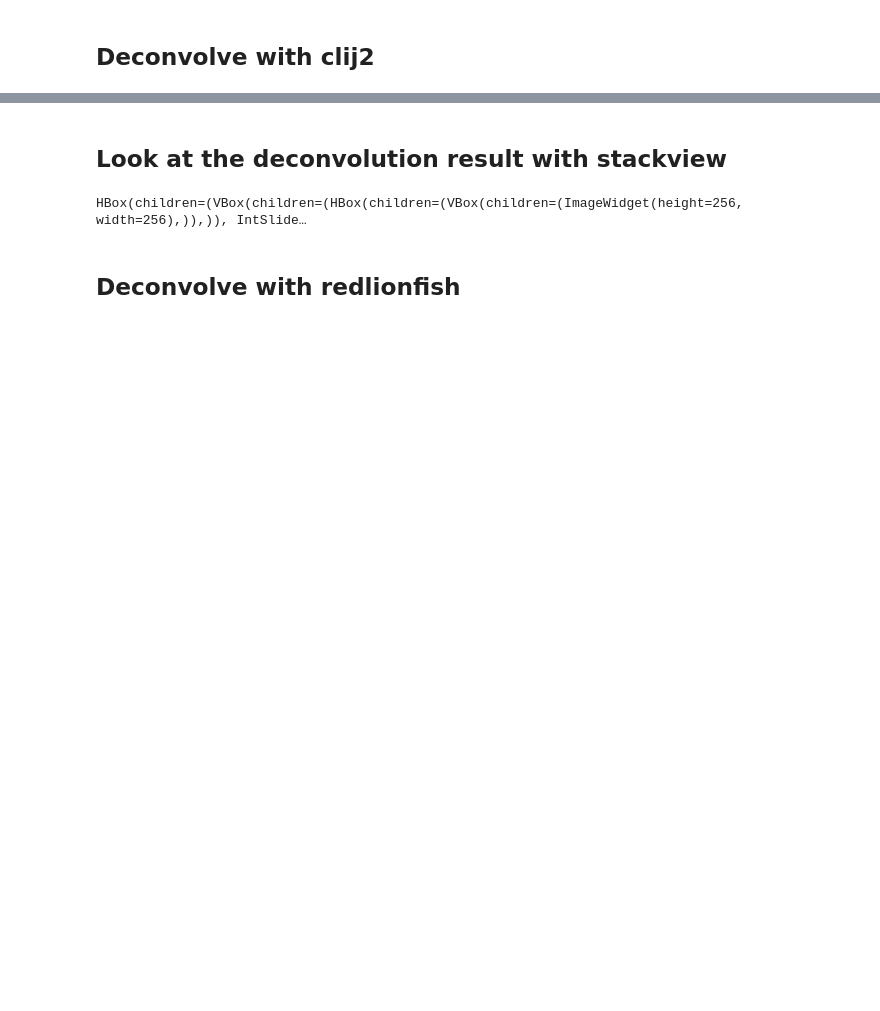
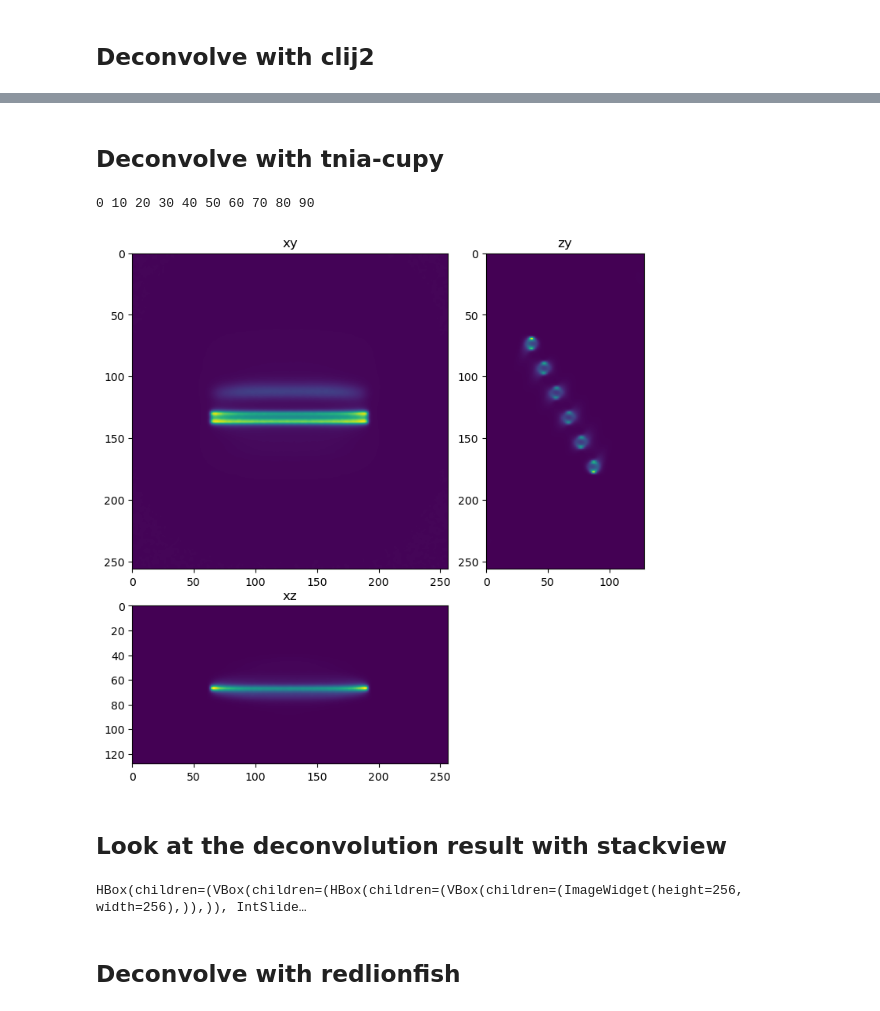
Before and after one commit to True-North-Intelligent-Algorithms/deconvolution-gpu-dl-course, a Jupyter notebook: docs/10_intro/20_Test_deconvolution_libs.ipynb, the cells around one changed output, grey strips where cells are left out. Saved outputs shown, nothing was run; the diff lists cells and outputs as text; code cells hidden in the pictures; blank space fills up the shorter version.

Commit message:
Also test th e tnia cupy implementation

```diff
--- a/docs/10_intro/20_Test_deconvolution_libs.ipynb
+++ b/docs/10_intro/20_Test_deconvolution_libs.ipynb
@@ -117,7 +118,6 @@ Try importing the clij2 and redlionfish implementations of Richardson Lucy.  If
 try:
     from clij2fft.richardson_lucy import richardson_lucy_nc
     clij2_rl_found=True
-
 except ImportError:
     clij2_rl_found=False
 try:
@@ -126,8 +126,15 @@ try:
 except ImportError:
     redlionfish_rl_found=False
 
+try:
+    from tnia.deconvolution.richardson_lucy import richardson_lucy_cp
+    tnia_rl_cupy_found=True
+except ImportError:
+    tnia_rl_cupy_found=False
+
 print('clij2 rl found',clij2_rl_found)
 print('redlionfish rl found',redlionfish_rl_found)
+print('tnia rl cupy found',tnia_rl_cupy_found)
 # %% [output]
 clij2 rl found True
 redlionfish rl found True
@@ -150,3 +155,12 @@ Richardson Lucy Finished
+# %% [markdown]
+## Deconvolve with tnia-cupy
+# %%
+if tnia_rl_cupy_found:
+    decon_tnia=richardson_lucy_cp(im,psf,100,True)
+    show_xyz_slice_center(decon_tnia,figsize=(7,7))
+# %% [output]
+0 10 20 30 40 50 60 70 80 90
+[figure, added]
 # %% [markdown]
 ## Look at the deconvolution result with stackview
 # %%
```
Also changed, not shown: parts of 7 cells of this notebook.
